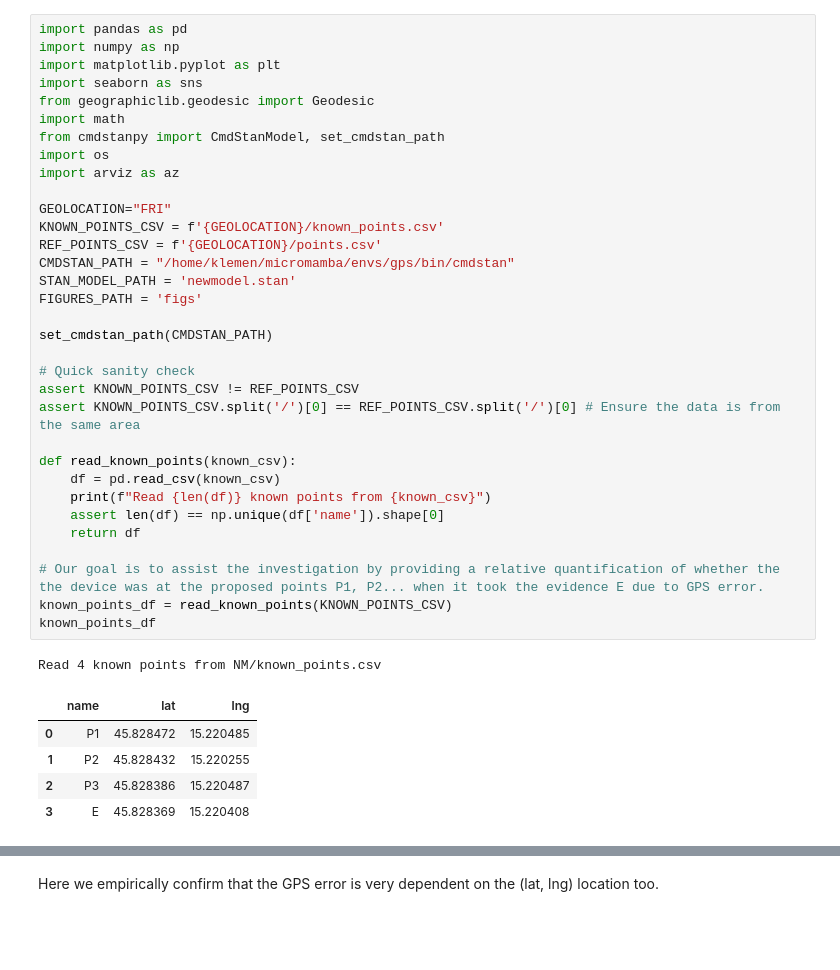
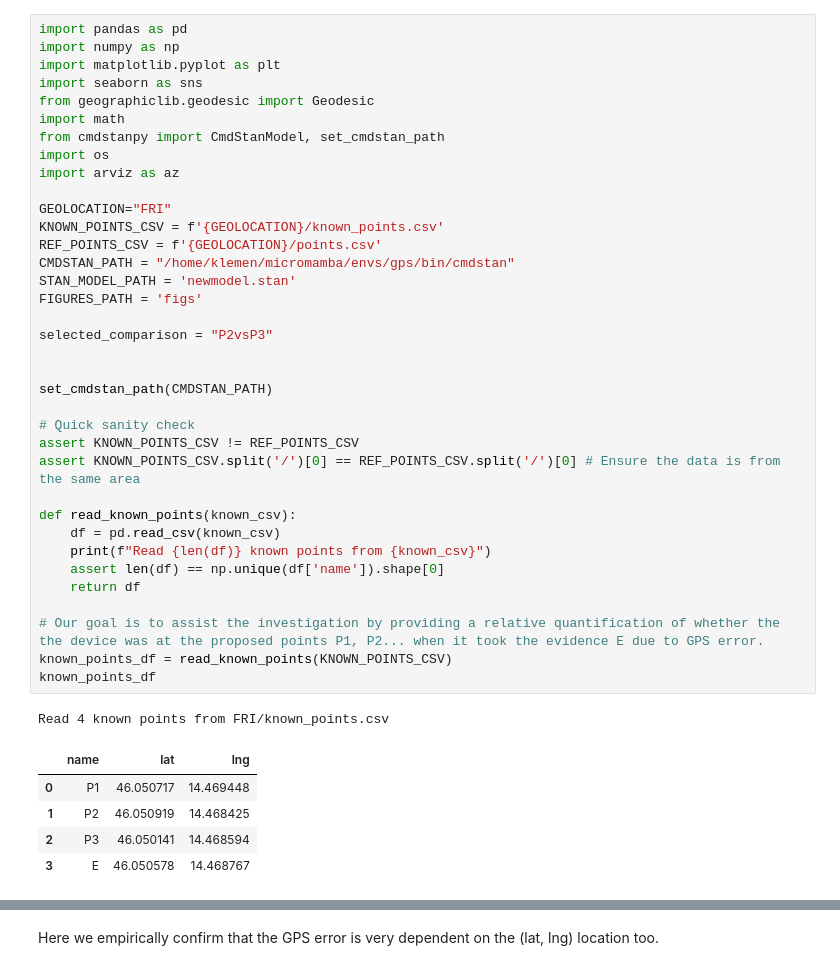
Before and after one commit to KlemenVovk/gps_evaluation, a Jupyter notebook: main.ipynb, the cells around one changed output, grey strips where cells are left out. Drawn from its saved outputs; the diff is of its cells as text; blank space fills up the shorter version.

```diff
--- a/main.ipynb
+++ b/main.ipynb
@@ -6,38 +6,41 @@ import seaborn as sns
 from geographiclib.geodesic import Geodesic
 import math
 from cmdstanpy import CmdStanModel, set_cmdstan_path
 import os
 import arviz as az
 
 GEOLOCATION="FRI"
 KNOWN_POINTS_CSV = f'{GEOLOCATION}/known_points.csv'
 REF_POINTS_CSV = f'{GEOLOCATION}/points.csv'
 CMDSTAN_PATH = "/home/klemen/micromamba/envs/gps/bin/cmdstan"
 STAN_MODEL_PATH = 'newmodel.stan'
 FIGURES_PATH = 'figs'
 
+selected_comparison = "P2vsP3"
+
+
 set_cmdstan_path(CMDSTAN_PATH)
 
 # Quick sanity check
 assert KNOWN_POINTS_CSV != REF_POINTS_CSV
 assert KNOWN_POINTS_CSV.split('/')[0] == REF_POINTS_CSV.split('/')[0] # Ensure the data is from the same area
 
 def read_known_points(known_csv):
     df = pd.read_csv(known_csv)
     print(f"Read {len(df)} known points from {known_csv}")
     assert len(df) == np.unique(df['name']).shape[0]
     return df
 
 # Our goal is to assist the investigation by providing a relative quantification of whether the the device was at the proposed points P1, P2... when it took the evidence E due to GPS error.
 known_points_df = read_known_points(KNOWN_POINTS_CSV)
 known_points_df
 # %% [output]
-Read 4 known points from NM/known_points.csv
+Read 4 known points from FRI/known_points.csv
 |  | name | lat | lng |
-| 0 | P1 | 45.828472 | 15.220485 |
-| 1 | P2 | 45.828432 | 15.220255 |
-| 2 | P3 | 45.828386 | 15.220487 |
-| 3 | E | 45.828369 | 15.220408 |
+| 0 | P1 | 46.050717 | 14.469448 |
+| 1 | P2 | 46.050919 | 14.468425 |
+| 2 | P3 | 46.050141 | 14.468594 |
+| 3 | E | 46.050578 | 14.468767 |
 # %%
 def lat_lng2dist_ang(center_point_lat_lng, target_point_lat_lng):
     # center_point_lat_lng = [lat, lng] this is one of the known proposal points (not the evidence point)
```
Also changed, not shown: parts of 8 cells of this notebook, 14 other files.
